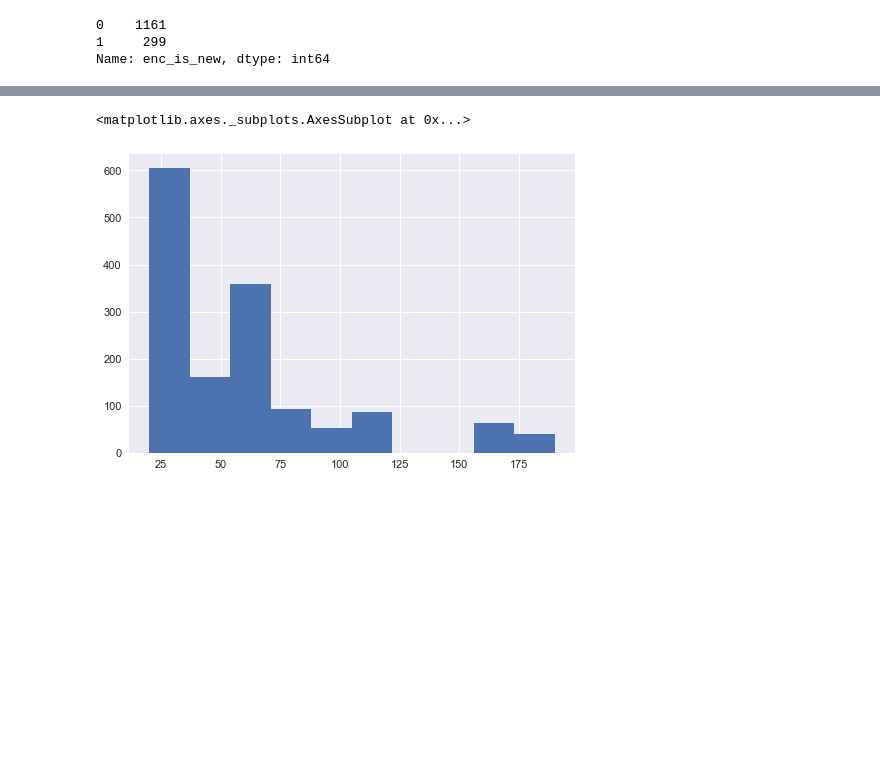
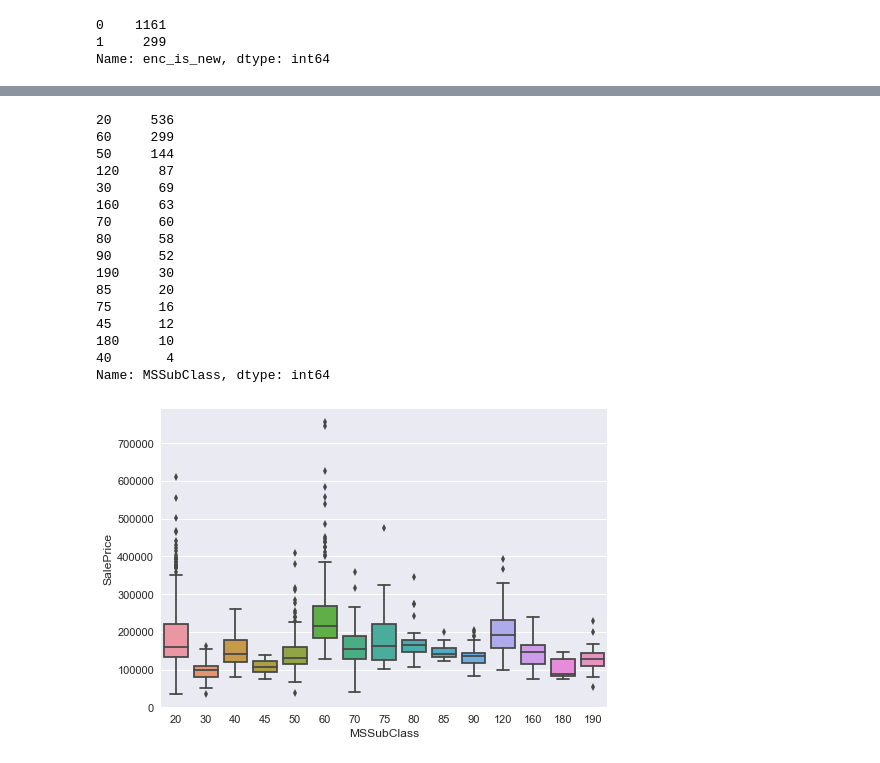
Before and after one commit to mneedham/house-prices, a Jupyter notebook: house_prices.ipynb, the cells around one changed output, grey strips where cells are left out. Saved outputs shown, nothing was run; the diff lists cells and outputs as text; code cells hidden in the pictures; blank space fills up the shorter version.

```diff
--- a/house_prices.ipynb
+++ b/house_prices.ipynb
@@ -451,5 +763,23 @@ Linear: Hand picked res/bath/floor space/kitchen/damage - OverallQual     0.8516
 # %%
-combined_train["MSSubClass"].hist()
+combined_train["MSSubClass"].value_counts()
 # %% [output]
-<matplotlib.axes._subplots.AxesSubplot at 0x...>
+20     536
+60     299
+50     144
+120     87
+30      69
+160     63
+70      60
+80      58
+90      52
+190     30
+85      20
+75      16
+45      12
+180     10
+40       4
+Name: MSSubClass, dtype: int64
-[figure, removed]
+# %%
+sns.boxplot("MSSubClass","SalePrice",data=combined_train);
+# %% [output]
+[figure, added]
```
Also changed, not shown: parts of 35 cells of this notebook, 4 other files.
